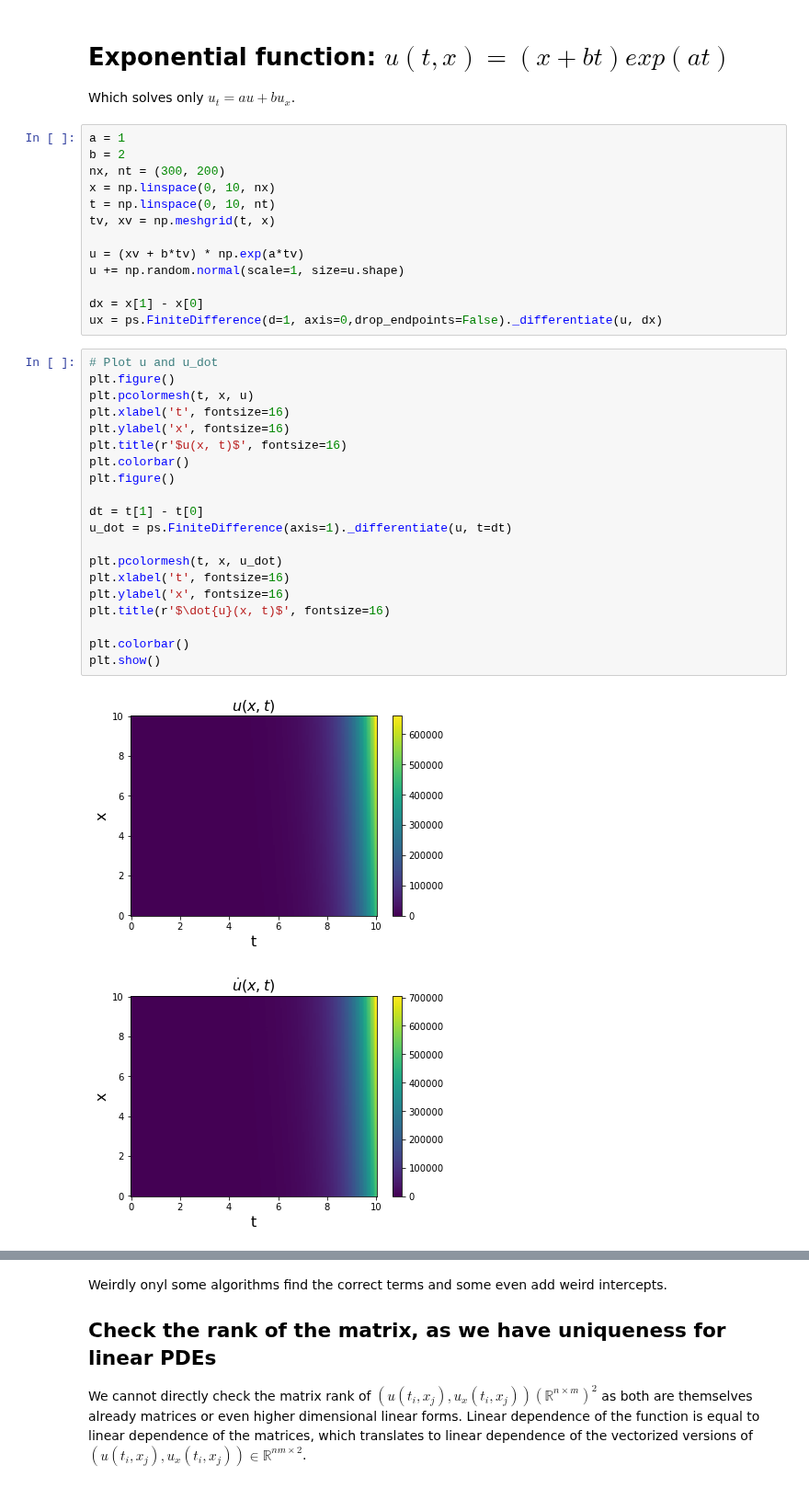
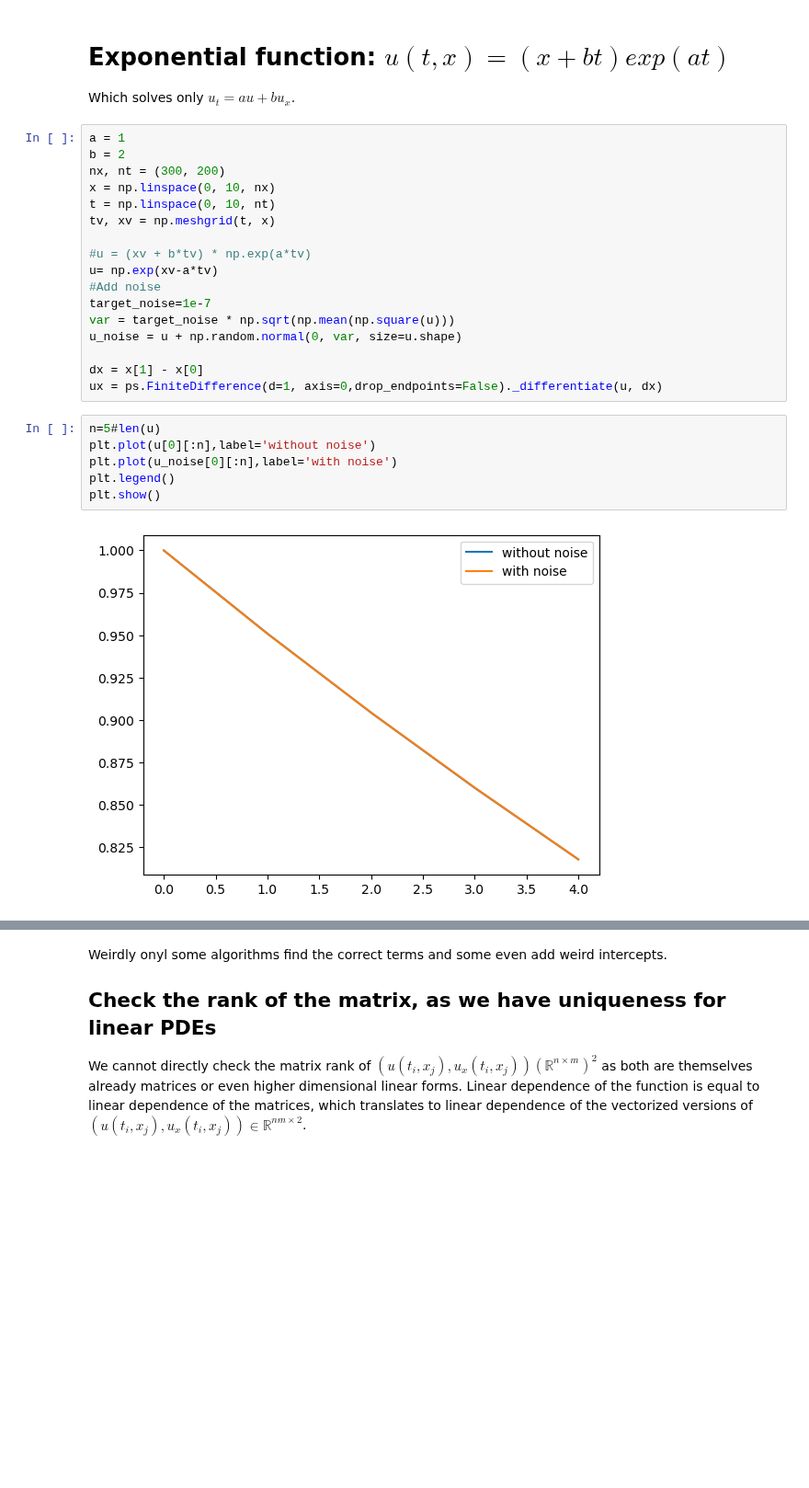
Before and after one commit to HillaryHauger/robust-identifiability-symbolic-recovery, a Jupyter notebook: Experiments Ambiguity Paper/Linear PDE Unique Noise.ipynb, the cells around one changed output, grey strips where cells are left out. Shown at 92% size. Saved outputs shown, nothing was run; the diff lists cells and outputs as text; blank space fills up the shorter version.

```diff
--- a/Experiments Ambiguity Paper/Linear PDE Unique Noise.ipynb
+++ b/Experiments Ambiguity Paper/Linear PDE Unique Noise.ipynb
@@ -35,31 +64,20 @@ x = np.linspace(0, 10, nx)
 t = np.linspace(0, 10, nt)
 tv, xv = np.meshgrid(t, x)
 
-u = (xv + b*tv) * np.exp(a*tv)
-u += np.random.normal(scale=1, size=u.shape)
+#u = (xv + b*tv) * np.exp(a*tv)
+u= np.exp(xv-a*tv)
+#Add noise
+target_noise=1e-7
+var = target_noise * np.sqrt(np.mean(np.square(u)))
+u_noise = u + np.random.normal(0, var, size=u.shape)
 
 dx = x[1] - x[0]
 ux = ps.FiniteDifference(d=1, axis=0,drop_endpoints=False)._differentiate(u, dx)
-# %%
-# Plot u and u_dot
-plt.figure()
-plt.pcolormesh(t, x, u)
-plt.xlabel('t', fontsize=16)
-plt.ylabel('x', fontsize=16)
-plt.title(r'$u(x, t)$', fontsize=16)
-plt.colorbar()
-plt.figure()
-
-dt = t[1] - t[0]
-u_dot = ps.FiniteDifference(axis=1)._differentiate(u, t=dt)
-
-plt.pcolormesh(t, x, u_dot)
-plt.xlabel('t', fontsize=16)
-plt.ylabel('x', fontsize=16)
-plt.title(r'$\dot{u}(x, t)$', fontsize=16)
-
-plt.colorbar()
-plt.show()
-# %% [output]
-[figure, removed]
-[figure, removed]
+# %%
+n=5#len(u)
+plt.plot(u[0][:n],label='without noise')
+plt.plot(u_noise[0][:n],label='with noise')
+plt.legend()
+plt.show()
+# %% [output]
+[figure, added]
```
Also changed, not shown: parts of 20 cells of this notebook, 5 other files.
